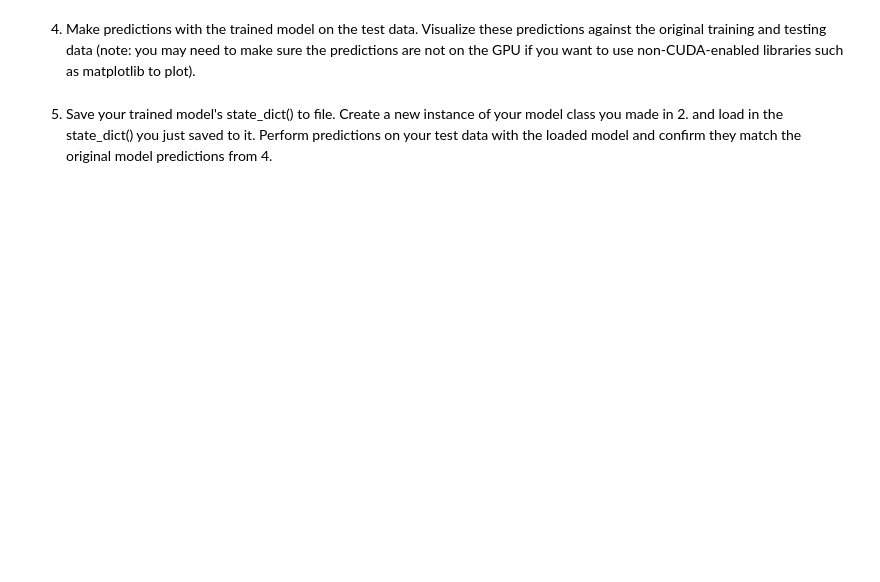
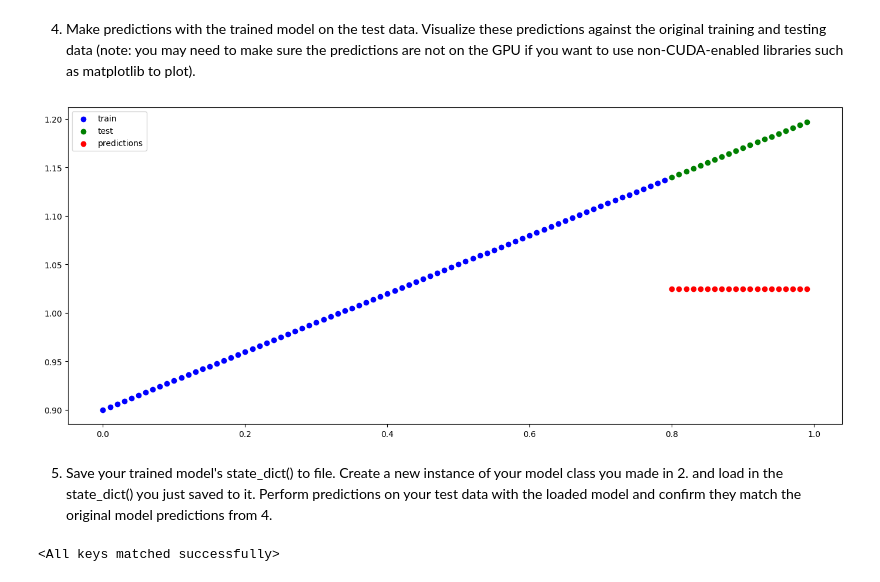
Before and after one commit to AnatolyAdamovich/learning, a Jupyter notebook: courses/pytorch/ch2-workflow.ipynb, the cells around one changed output. Drawn from its saved outputs; the diff is of its cells as text; code cells hidden in the pictures; blank space fills up the shorter version.

```diff
--- a/courses/pytorch/ch2-workflow.ipynb
+++ b/courses/pytorch/ch2-workflow.ipynb
@@ -427,3 +470,32 @@ Note: If you'd like to use nn.Linear() instead of nn.Parameter() you can.
 Set the learning rate of the optimizer to be 0.01 and the parameters to optimize should be the model parameters from the model you created in 2.
 Write a training loop to perform the appropriate training steps for 300 epochs.
 The training loop should test the model on the test dataset every 20 epochs.
+# %%
+loss_fn = nn.L1Loss()
+optimizer = torch.optim.SGD(params=model.parameters(),
+                            lr=0.01)
+# %%
+epochs = 300
+for epoch in range(1, epochs+1):
+    model.train()
+    # forward pass
+    y_predicted = model(X_train)
+
+    # loss calculation
+    loss = loss_fn(y_predicted, y_train)
+
+    # zero optimizer
+    optimizer.zero_grad()
+
+    # backpropagation algorithm
+    loss.backward()
+
+    # update parameters
+    optimizer.step()
+
+    if epoch % 20 == 0:
+        model.eval()
+        with torch.inference_mode():
+            predictions = model(X_test)
+            loss_test = loss_fn(predictions, y_test)
+            print(f'epoch {epoch}/{epochs}: loss = {loss_test.item()} (test)')
@@ -430,6 +518,19 @@ The training loop should test the model on the test dataset every 20 epochs.
 # %% [markdown]
 4. Make predictions with the trained model on the test data.
 Visualize these predictions against the original training and testing data (note: you may need to make sure the predictions are not on the GPU if you want to use non-CUDA-enabled libraries such as matplotlib to plot).
+# %%
+model.eval()
+with torch.inference_mode():
+    predictions = model(X_test)
+
+plt.figure(figsize=(17, 7))
+plt.scatter(X_train, y_train, c='b', label='train')
+plt.scatter(X_test, y_test, c='g', label='test')
+plt.scatter(X_test, predictions, c='r', label='predictions')
+plt.legend()
+plt.show()
+# %% [output]
+[figure, added]
 # %% [markdown]
 5. Save your trained model's state_dict() to file.
 Create a new instance of your model class you made in 2. and load in the state_dict() you just saved to it.
@@ -436,0 +546,5 @@ Perform predictions on your test data with the loaded model and confirm they mat
+# %%
+new_exercise_model = ExerciseModel().to(device=device)
+new_exercise_model.load_state_dict(torch.load(f=path))
+# %% [output]
+<All keys matched successfully>
```
Also changed, not shown: parts of 8 cells of this notebook.
